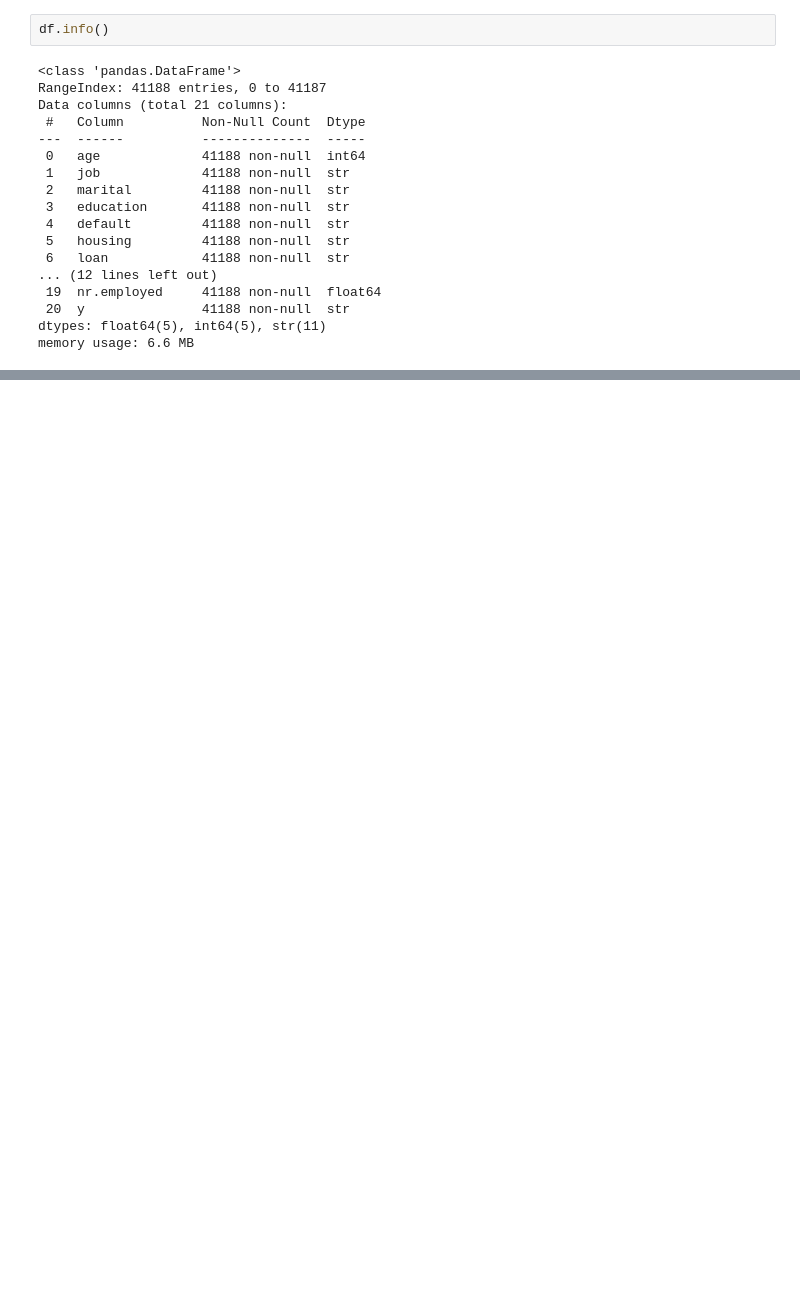
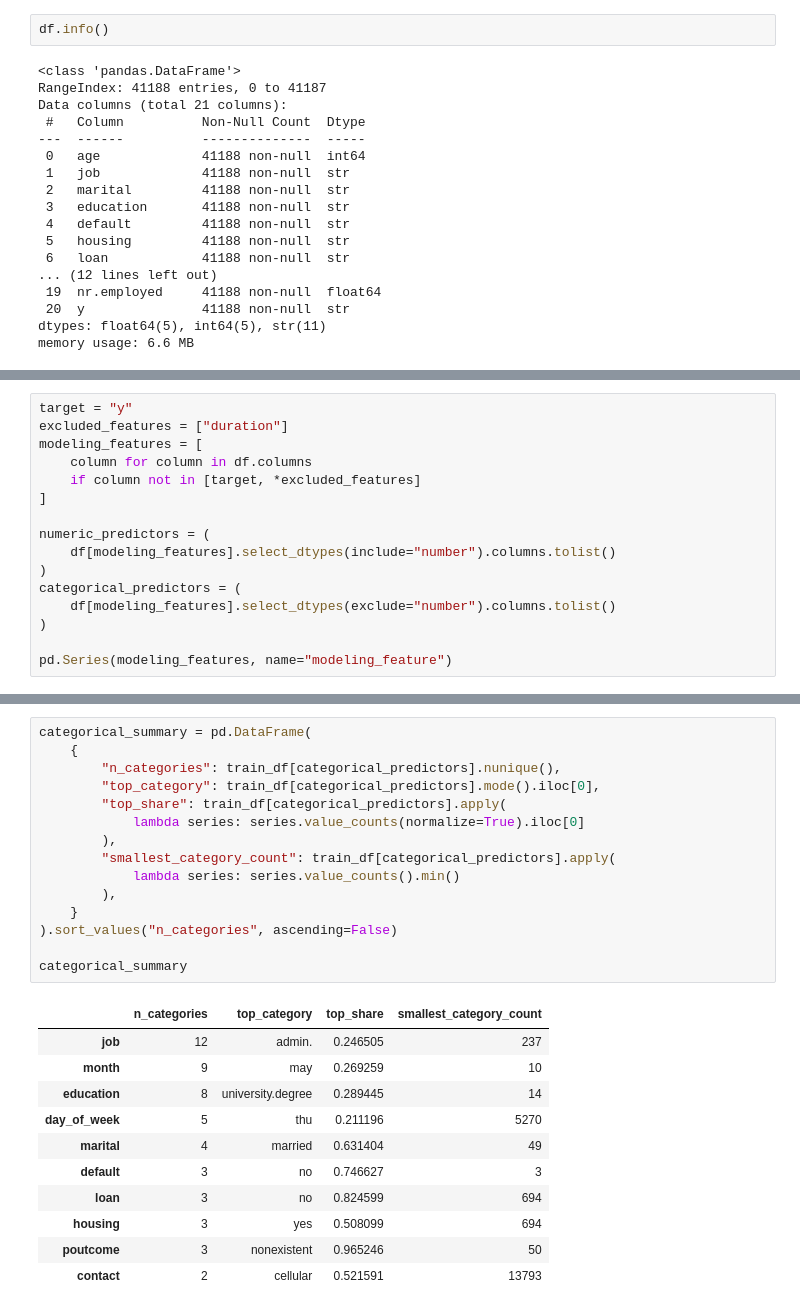
Before and after one commit to moonkyky/bank-marketing-ml, a Jupyter notebook: notebooks/01-data-understanding.ipynb, the cells around one changed output, grey strips where cells are left out. Cells and saved outputs as stored; diff of their text form; blank space fills up the shorter version.

```diff
--- a/notebooks/01-data-understanding.ipynb
+++ b/notebooks/01-data-understanding.ipynb
@@ -1092,0 +91,16 @@ performance-based preprocessing comparison is performed here.
+# %%
+target = "y"
+excluded_features = ["duration"]
+modeling_features = [
+    column for column in df.columns
+    if column not in [target, *excluded_features]
+]
+
+numeric_predictors = (
+    df[modeling_features].select_dtypes(include="number").columns.tolist()
+)
+categorical_predictors = (
+    df[modeling_features].select_dtypes(exclude="number").columns.tolist()
+)
+
+pd.Series(modeling_features, name="modeling_feature")
@@ -1092,0 +336,27 @@ performance-based preprocessing comparison is performed here.
+# %%
+categorical_summary = pd.DataFrame(
+    {
+        "n_categories": train_df[categorical_predictors].nunique(),
+        "top_category": train_df[categorical_predictors].mode().iloc[0],
+        "top_share": train_df[categorical_predictors].apply(
+            lambda series: series.value_counts(normalize=True).iloc[0]
+        ),
+        "smallest_category_count": train_df[categorical_predictors].apply(
+            lambda series: series.value_counts().min()
+        ),
+    }
+).sort_values("n_categories", ascending=False)
+
+categorical_summary
+# %% [output]
+|  | n_categories | top_category | top_share | smallest_category_count |
+| job | 12 | admin. | 0.246505 | 237 |
+| month | 9 | may | 0.269259 | 10 |
+| education | 8 | university.degree | 0.289445 | 14 |
+| day_of_week | 5 | thu | 0.211196 | 5270 |
+| marital | 4 | married | 0.631404 | 49 |
+| default | 3 | no | 0.746627 | 3 |
+| loan | 3 | no | 0.824599 | 694 |
+| housing | 3 | yes | 0.508099 | 694 |
+| poutcome | 3 | nonexistent | 0.965246 | 50 |
+| contact | 2 | cellular | 0.521591 | 13793 |
```
Also changed, not shown: parts of 79 cells of this notebook.
